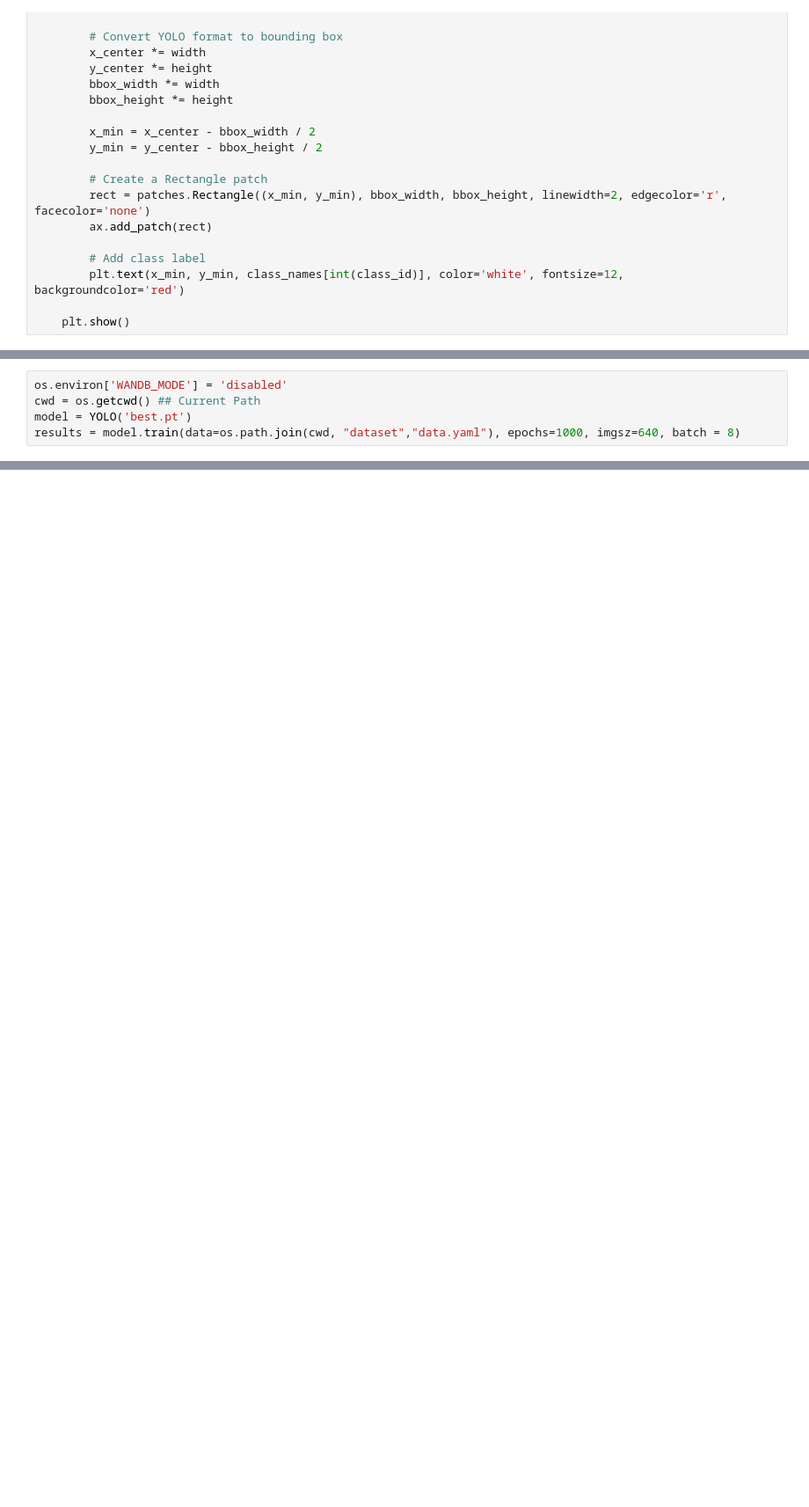
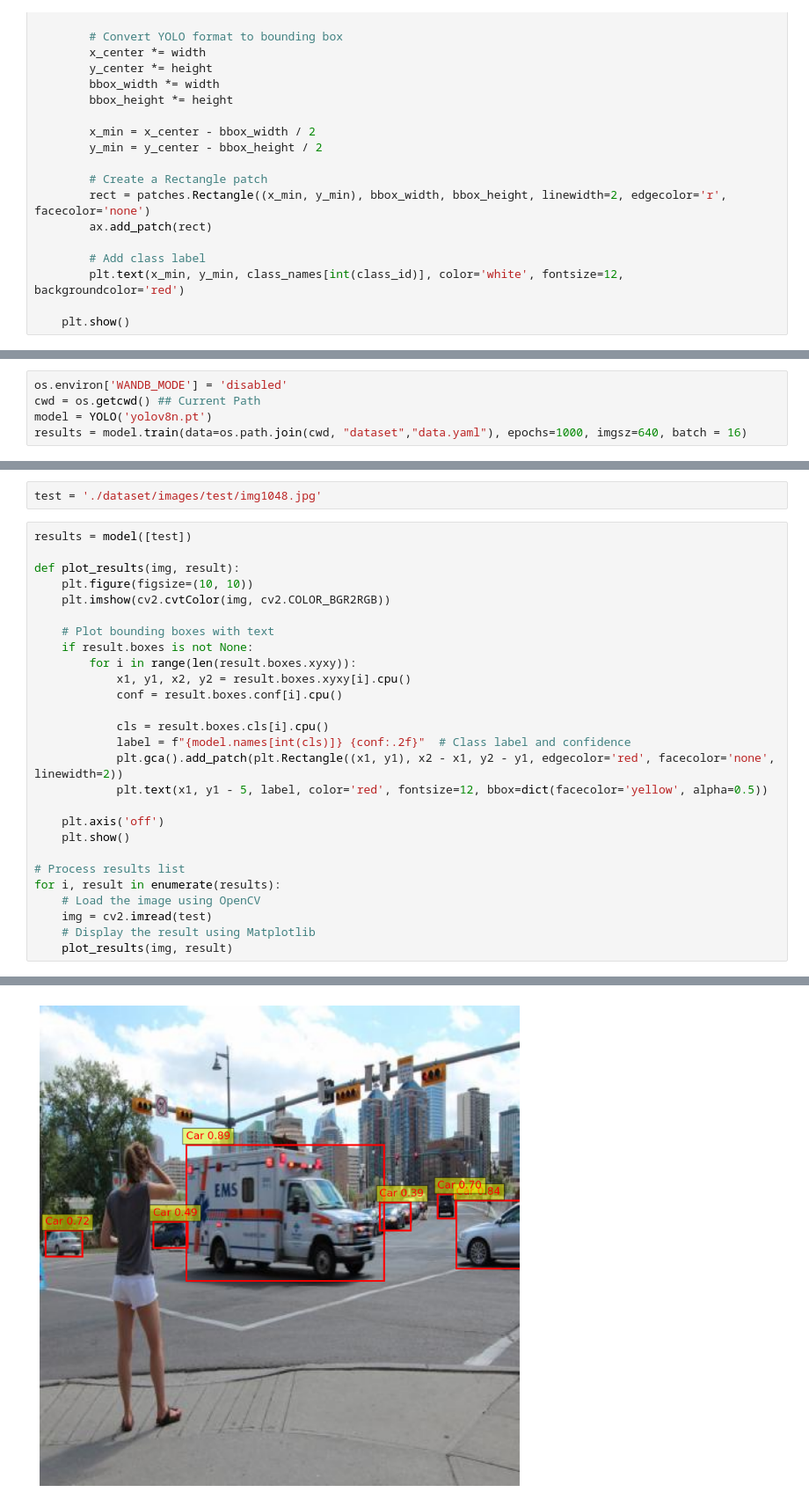
Before and after one commit to tanutb/Vehicle-Tracking, a Jupyter notebook: YOLO/_Yolo.ipynb, the cells around one changed output, grey strips where cells are left out. Shown at 88% size. Cells and saved outputs as stored; diff of their text form; blank space fills up the shorter version.

```diff
--- a/YOLO/_Yolo.ipynb
+++ b/YOLO/_Yolo.ipynb
@@ -51,7 +51,7 @@ draw_bbox(image_path, annotation_path, class_names)
 # %%
 os.environ['WANDB_MODE'] = 'disabled'
 cwd = os.getcwd() ## Current Path
-model = YOLO('best.pt')
-results = model.train(data=os.path.join(cwd, "dataset","data.yaml"), epochs=1000, imgsz=640, batch = 8)
+model = YOLO('yolov8n.pt')
+results = model.train(data=os.path.join(cwd, "dataset","data.yaml"), epochs=1000, imgsz=640, batch = 16)
 # %% [output]
 New https://pypi.org/project/ultralytics/8.2.41 available 😃 Update with 'pip install -U ultralytics'
@@ -80,0 +99,30 @@ KeyboardInterrupt:
+# %%
+test = './dataset/images/test/img1048.jpg'
+# %%
+results = model([test])
+
+def plot_results(img, result):
+    plt.figure(figsize=(10, 10))
+    plt.imshow(cv2.cvtColor(img, cv2.COLOR_BGR2RGB))
+
+    # Plot bounding boxes with text
+    if result.boxes is not None:
+        for i in range(len(result.boxes.xyxy)):
+            x1, y1, x2, y2 = result.boxes.xyxy[i].cpu()
+            conf = result.boxes.conf[i].cpu()
+
+            cls = result.boxes.cls[i].cpu()
+            label = f"{model.names[int(cls)]} {conf:.2f}"  # Class label and confidence
+            plt.gca().add_patch(plt.Rectangle((x1, y1), x2 - x1, y2 - y1, edgecolor='red', facecolor='none', linewidth=2))
+            plt.text(x1, y1 - 5, label, color='red', fontsize=12, bbox=dict(facecolor='yellow', alpha=0.5))
+
+    plt.axis('off')
+    plt.show()
+
+# Process results list
+for i, result in enumerate(results):
+    # Load the image using OpenCV
+    img = cv2.imread(test)
+    # Display the result using Matplotlib
+    plot_results(img, result)
+# %% [output]
@@ -80,0 +131 @@ KeyboardInterrupt:
+[figure, added]
```
Also changed, not shown: parts of 4 cells of this notebook, 1 other file.
